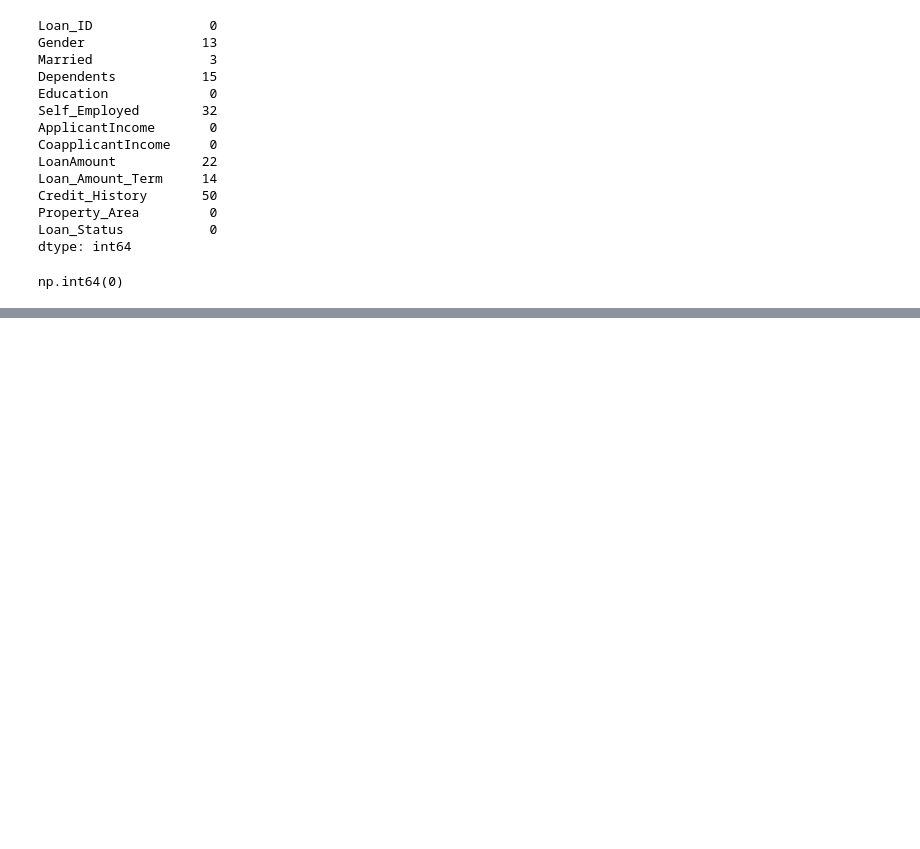
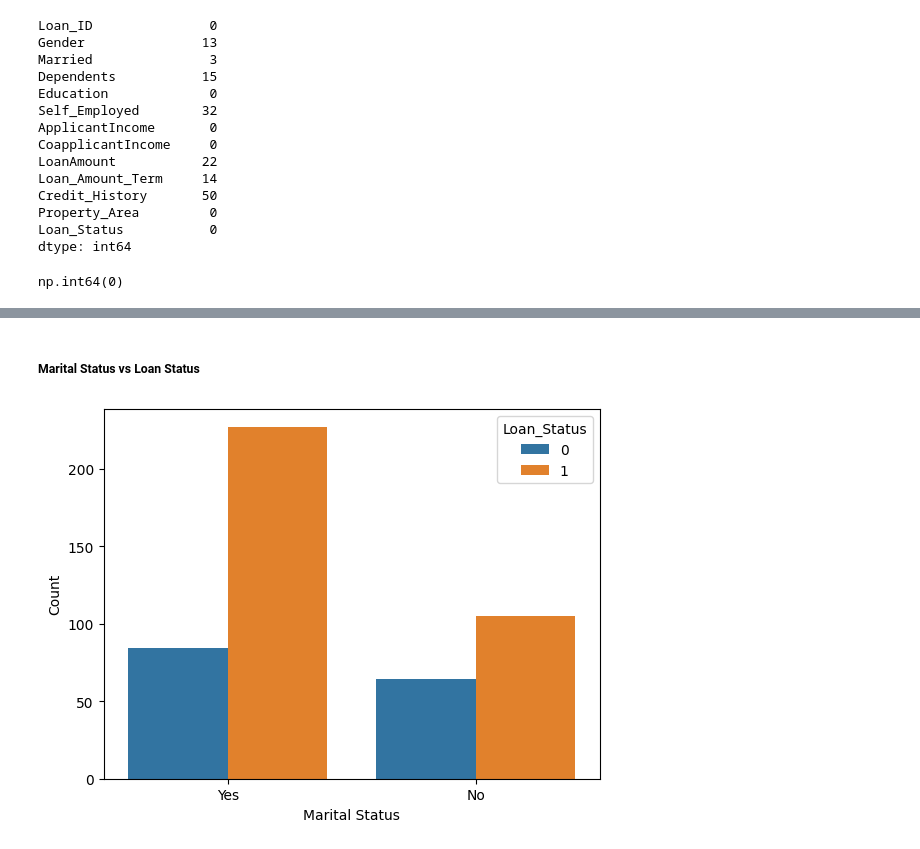
Before and after one commit to vin-olot/Projects, a Jupyter notebook: Loan Status Prediction.ipynb, the cells around one changed output, grey strips where cells are left out. Drawn from its saved outputs; the diff is of its cells as text; code cells hidden in the pictures; blank space fills up the shorter version.

```diff
--- a/Loan Status Prediction.ipynb
+++ b/Loan Status Prediction.ipynb
@@ -87,0 +137,9 @@ df.describe()
+# %% [markdown]
+##### Marital Status vs Loan Status
+# %%
+sns.countplot(x="Married", hue="Loan_Status", data=df)
+plt.xlabel("Marital Status")
+plt.ylabel("Count")
+plt.show()
+# %% [output]
+[figure, added]
```
Also changed, not shown: parts of 13 cells of this notebook.
